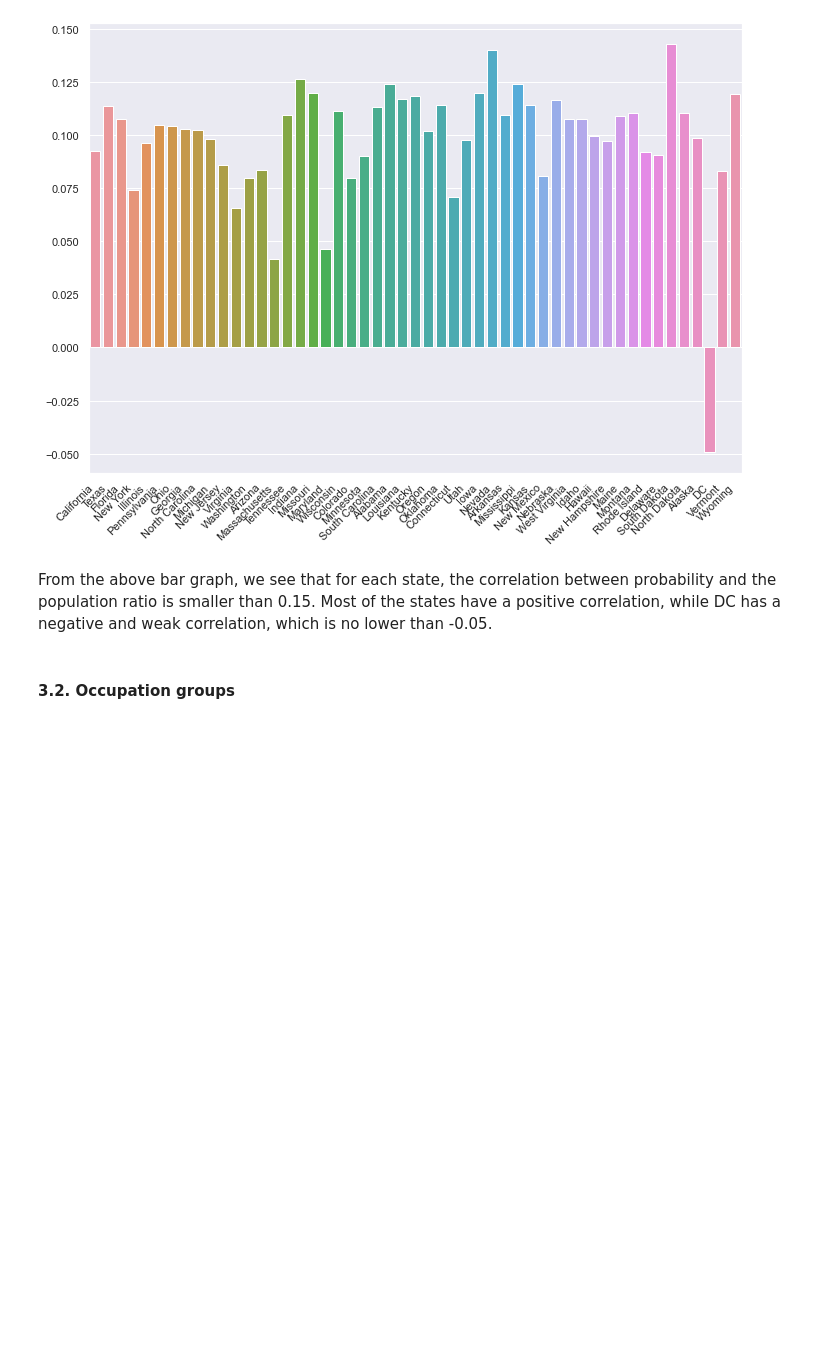
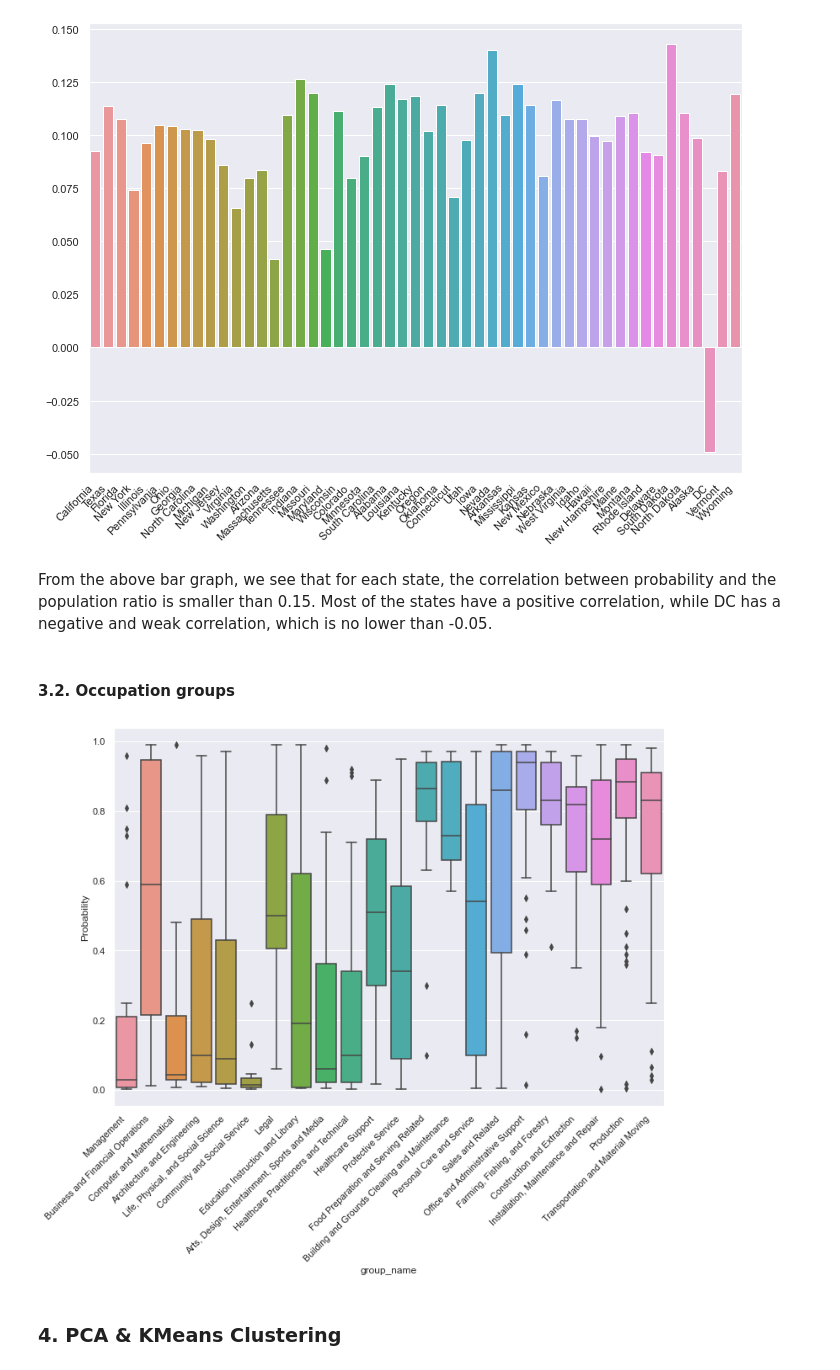
Before and after one commit to minhui-ma/Occupation-Salary-and-Likelihood-of-Automation, a Jupyter notebook: Occupation_Salary_Automation.ipynb, the cells around one changed output. Cells and saved outputs as stored; diff of their text form; code cells hidden in the pictures; blank space fills up the shorter version.

```diff
--- a/Occupation_Salary_Automation.ipynb
+++ b/Occupation_Salary_Automation.ipynb
@@ -399,3 +416,14 @@ ax.set_xticklabels(
 From the above bar graph, we see that for each state, the correlation between probability and the population ratio is smaller than 0.15. Most of the states have a positive correlation, while DC has a negative and weak correlation, which is no lower than -0.05.
 # %% [markdown]
 #### 3.2. Occupation groups
+# %%
+ax = sns.boxplot(data = df, x = "group_name", y = "Probability")
+ax.set_xticklabels(
+    ax.get_xticklabels(),
+    rotation=45,
+    horizontalalignment='right'
+);
+# %% [output]
+[figure, added]
+# %% [markdown]
+### 4. PCA & KMeans Clustering
```
Also changed, not shown: parts of 13 cells of this notebook.
